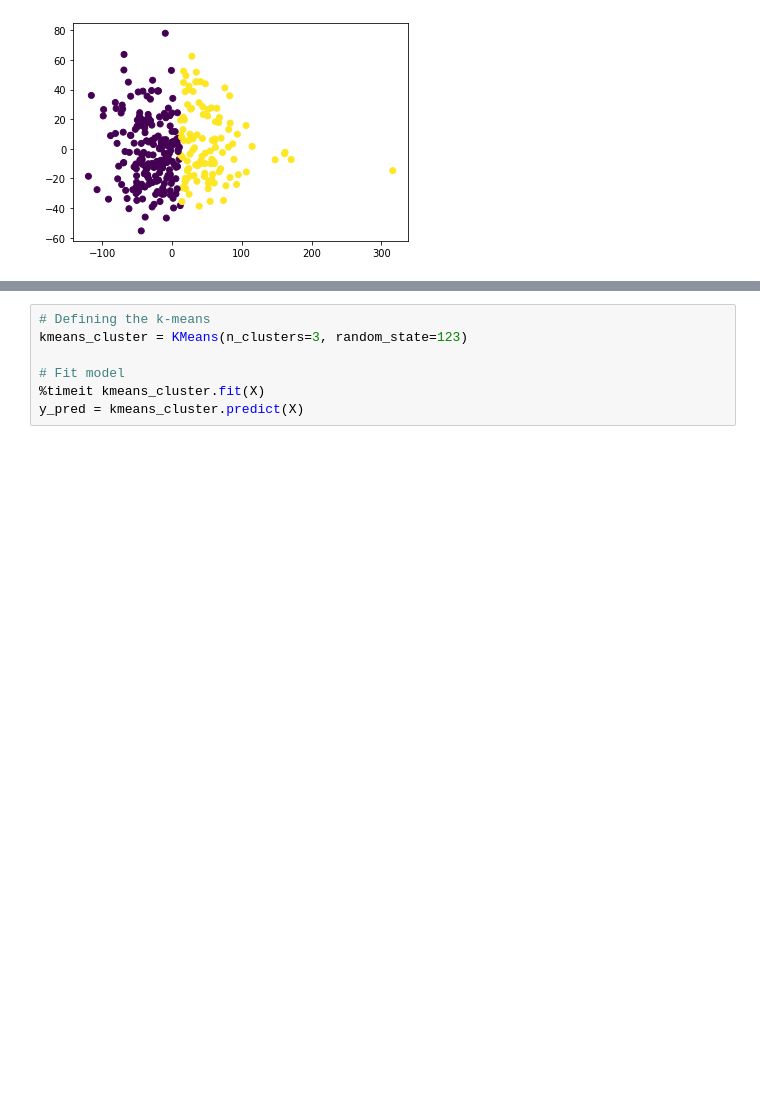
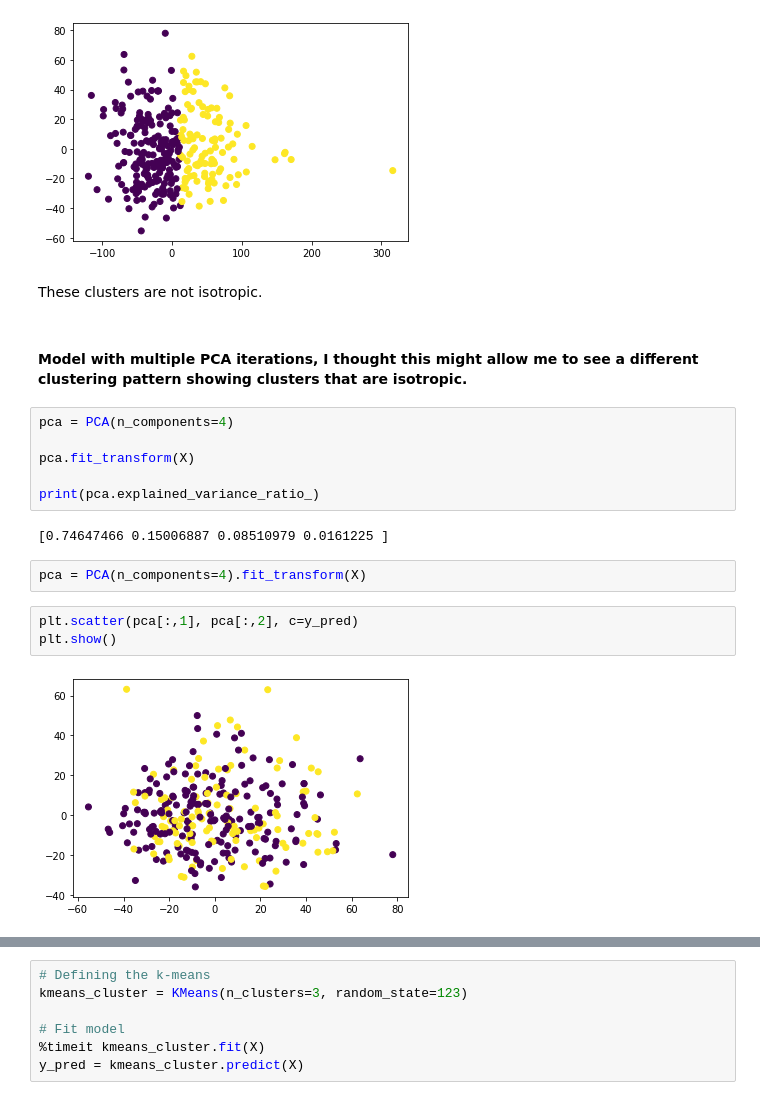
Before and after one commit to mrkjhsn/Thinkful-Exercises, a Jupyter notebook: k_means_clustering.ipynb, the cells around one changed output, grey strips where cells are left out. Drawn from its saved outputs; the diff is of its cells as text; blank space fills up the shorter version.

```diff
--- a/k_means_clustering.ipynb
+++ b/k_means_clustering.ipynb
@@ -102,3 +100,22 @@ plt.scatter(pca[:,0], pca[:,1], c=y_pred)
 plt.show()
 # %% [output]
 [figure]
+# %% [markdown]
+These clusters are not isotropic.
+# %% [markdown]
+#### Model with multiple PCA iterations, I thought this might allow me to see a different clustering pattern showing clusters that are isotropic.
+# %%
+pca = PCA(n_components=4)
+
+pca.fit_transform(X)
+
+print(pca.explained_variance_ratio_)
+# %% [output]
+[0.74647466 0.15006887 0.08510979 0.0161225 ]
+# %%
+pca = PCA(n_components=4).fit_transform(X)
+# %%
+plt.scatter(pca[:,1], pca[:,2], c=y_pred)
+plt.show()
+# %% [output]
+[figure, added]
```
Also changed, not shown: parts of 21 cells of this notebook.
